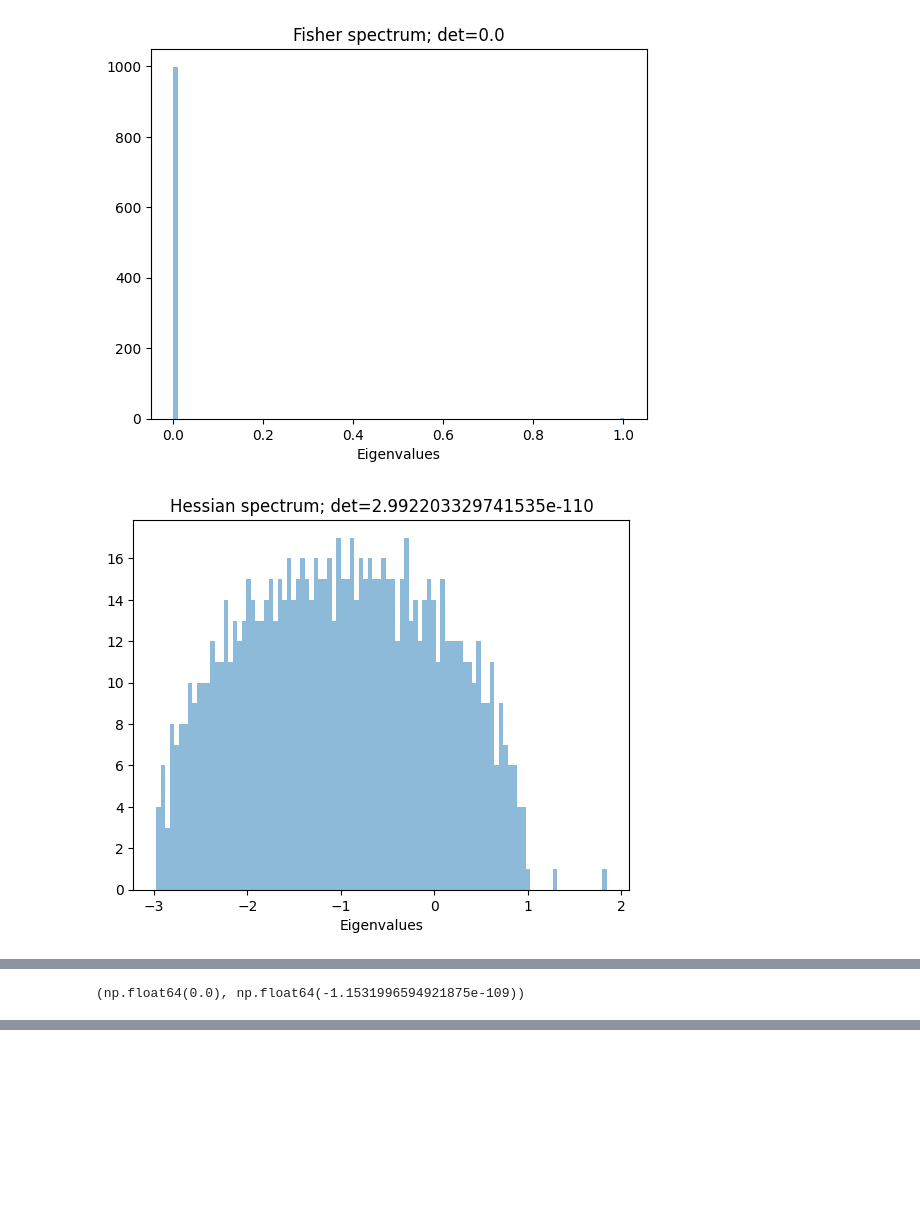
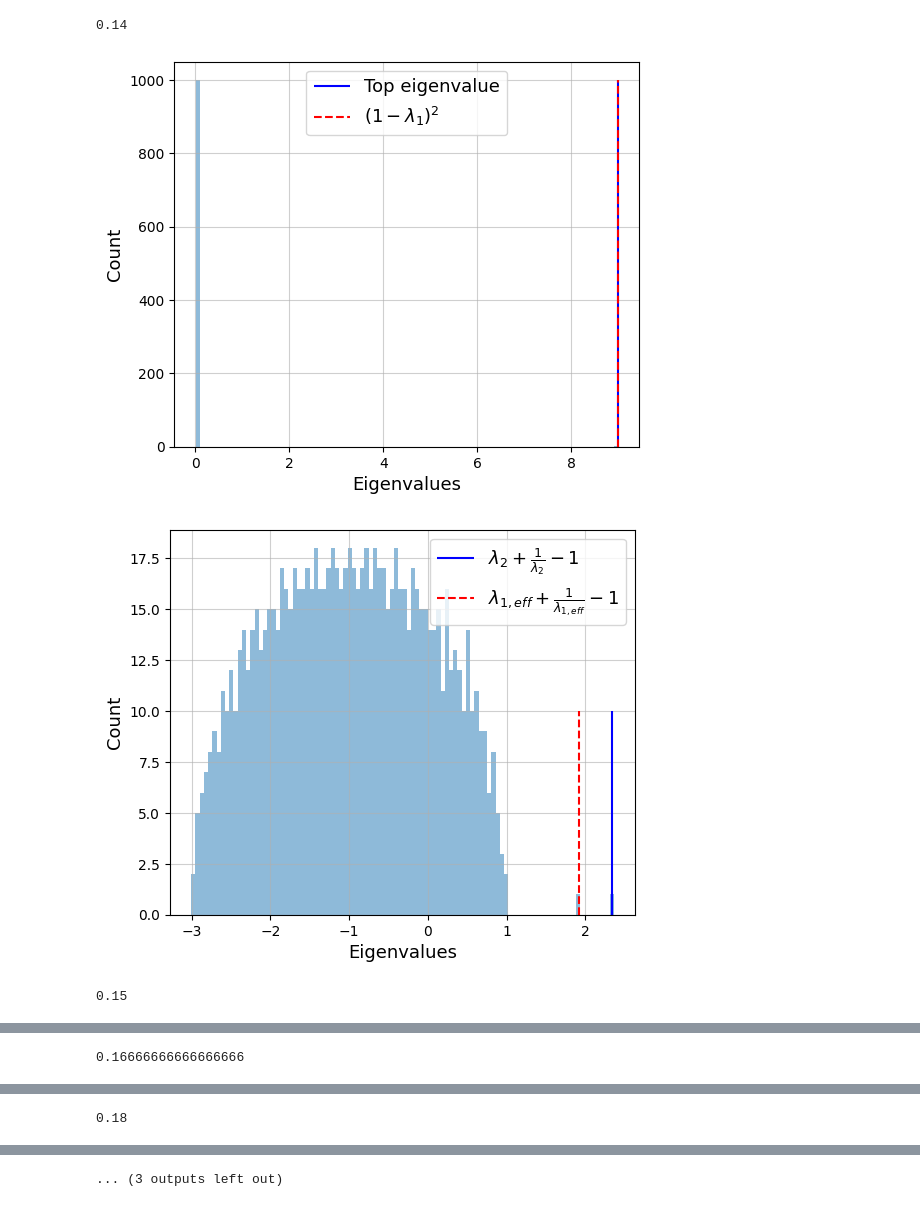
Before and after one commit to Taliesin123/Physics_The_Projects, a Jupyter notebook: Spike_code/nums_fisher.ipynb, the cells around one changed output, grey strips where cells are left out. Drawn from its saved outputs; the diff is of its cells as text; code cells hidden in the pictures; blank space fills up the shorter version.

```diff
--- a/Spike_code/nums_fisher.ipynb
+++ b/Spike_code/nums_fisher.ipynb
@@ -420,17 +376,19 @@ def run_experiment_2D(vary_param_x, vary_values_x, vary_param_y, vary_values_y,
 # %%
+## HESS LAMBDA1 > LAMBDA2
+
 N = 1000
-lambda2 = 2
-lambda1 = 2
+
 mu = 1
-rho = 0.2
+rho = 0
+MU = np.array([0.14, 0.15, 1/6, 0.18, 0.19])
 
-analyse_Hess_Fisher(N, rho, lambda1, lambda2, mu,estim = True,  spectre = True)
-
-lambda2 = 3
-lambda1 = 2
-
-
-analyse_Hess_Fisher(N, rho, lambda1, lambda2, mu,estim = True,  spectre = True)
+for mu in MU:
+    print(mu)
+    lambda2 = 3
+    lambda1 = 4
+    md.analyse_Hess_Fisher(N, rho, lambda1, lambda2, mu, estim = False,  spectre = True)
 # %% [output]
+0.14
-[figure, old version]
+[figure, new version]
-[figure, old version]
+[figure, new version]
+0.15
@@ -439 +397 @@ analyse_Hess_Fisher(N, rho, lambda1, lambda2, mu,estim = True,  spectre = True)
-(np.float64(0.0), np.float64(-1.1531996594921875e-109))
+0.16666666666666666
@@ -439,0 +400 @@ analyse_Hess_Fisher(N, rho, lambda1, lambda2, mu,estim = True,  spectre = True)
+0.18
@@ -439,0 +403 @@ analyse_Hess_Fisher(N, rho, lambda1, lambda2, mu,estim = True,  spectre = True)
+... (3 outputs left out)
```
Also changed, not shown: parts of 18 cells of this notebook, 2 other files.
